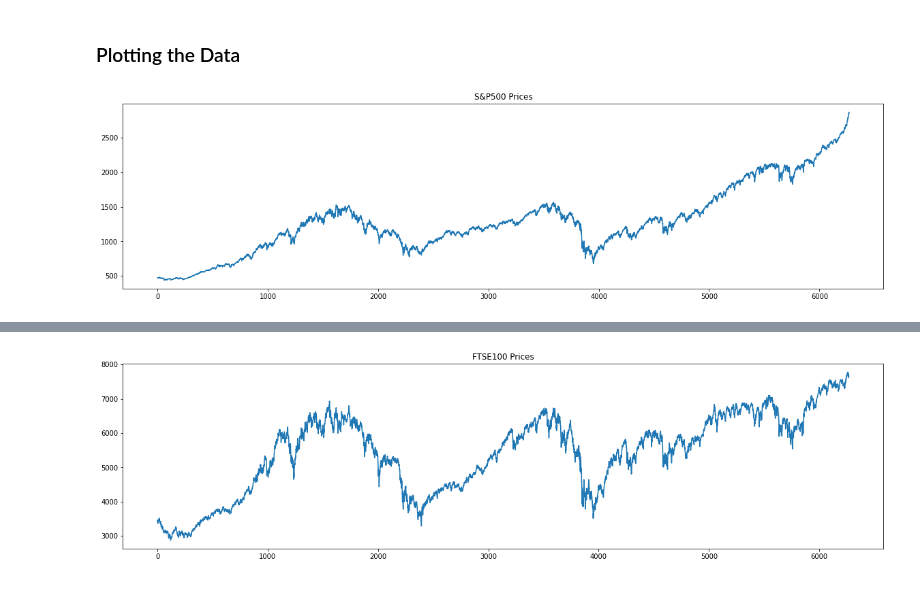
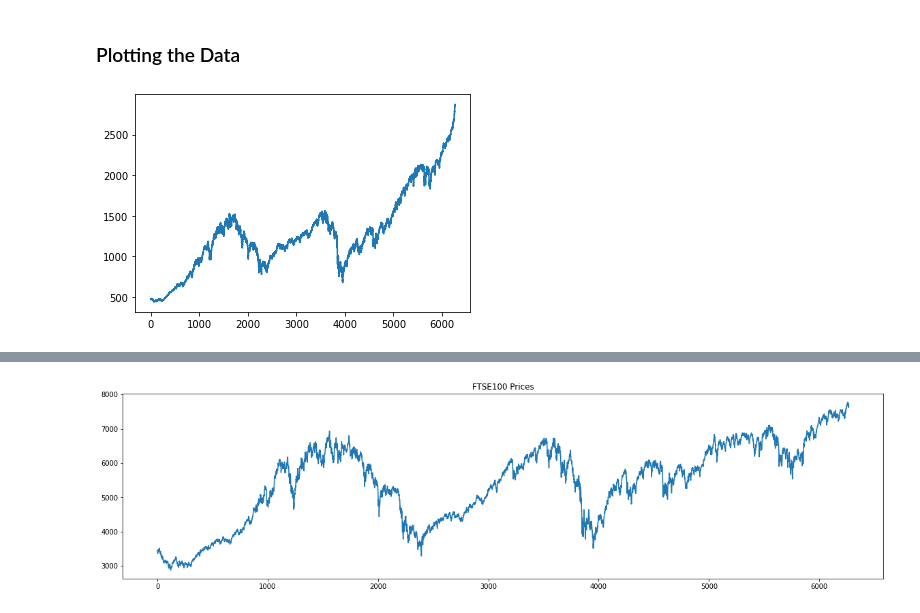
Before and after one commit to pacomm5/curso-series-temporales, a Jupyter notebook: 1. Introduccion a las series temporales/Python/1_Python_Introducción_a_las_series_temporales.ipynb, the cells around one changed output, grey strips where cells are left out. Saved outputs shown, nothing was run; the diff lists cells and outputs as text; code cells hidden in the pictures.

```diff
--- a/1. Introduccion a las series temporales/Python/1_Python_Introducción_a_las_series_temporales.ipynb
+++ b/1. Introduccion a las series temporales/Python/1_Python_Introducción_a_las_series_temporales.ipynb
@@ -95,7 +97,7 @@ df_comp.spx.isna().sum()
 # %%
 import matplotlib.pyplot as plt
 # %%
-df_comp.spx.plot(figsize=(20,5), title = "S&P500 Prices") # el tamaño de la figura figsize
+df_comp.spx.plot() # el tamaño de la figura figsize
 plt.show()
 # %% [output]
-[figure, old version]
+[figure, new version]
```
Also changed, not shown: parts of 3 cells of this notebook.
